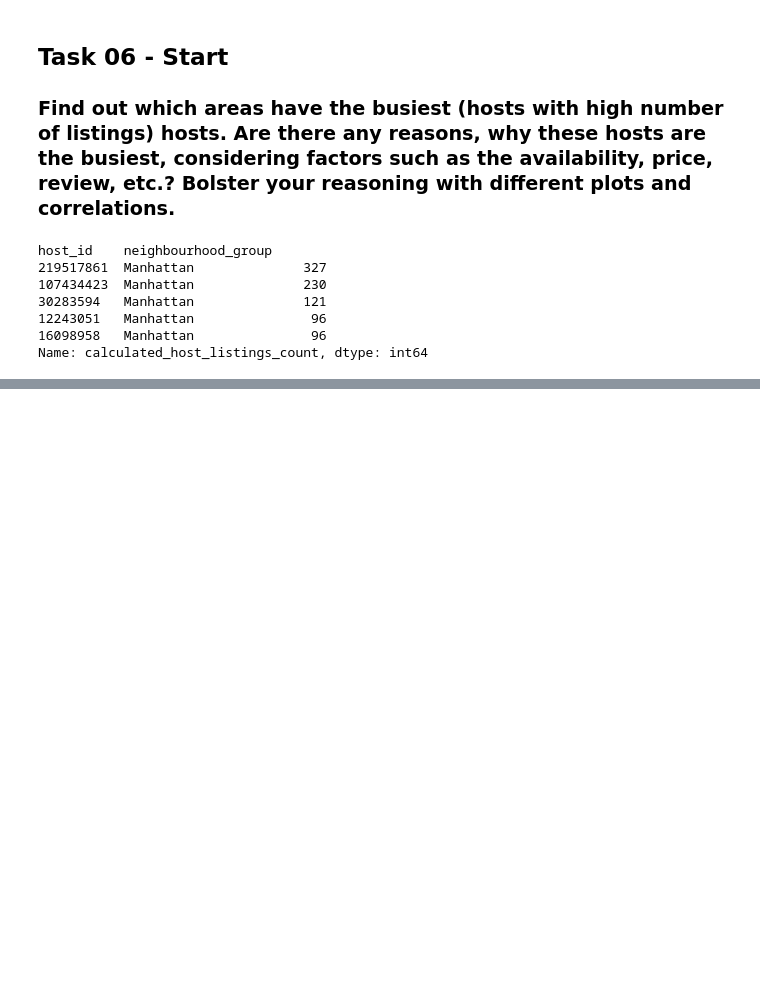
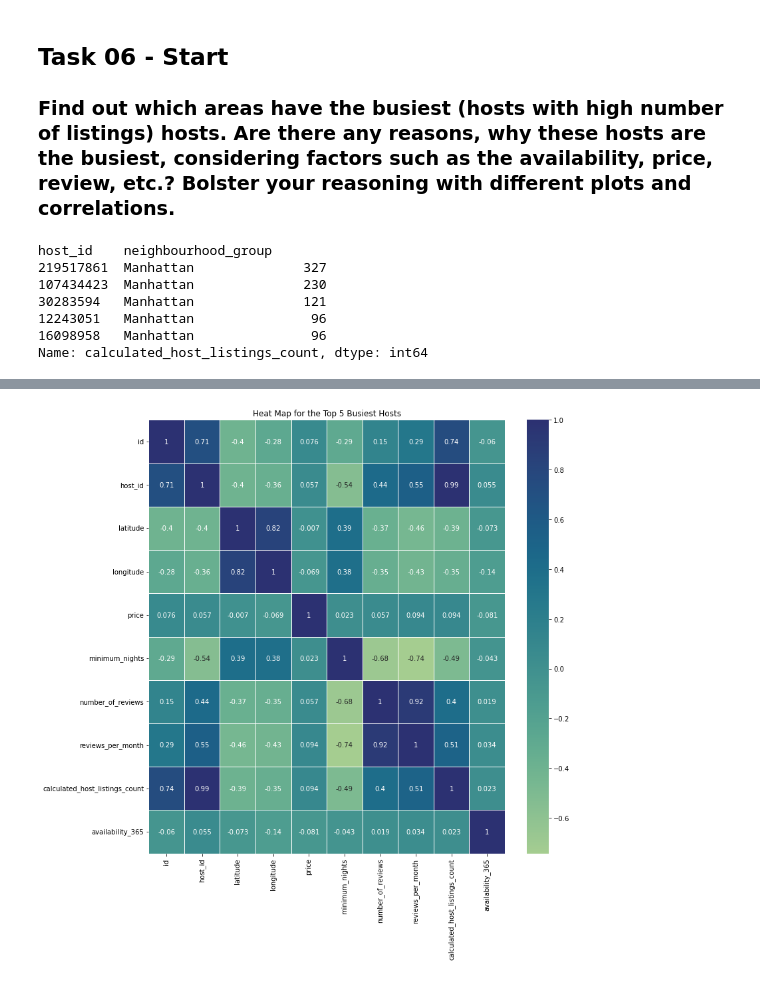
Before and after one commit to chen146-2/Data-Science-NYC-Airbnb-Analyzer, a Jupyter notebook: Data Science - NYC Airbnb Analysis.ipynb, the cells around one changed output, grey strips where cells are left out. Cells and saved outputs as stored; diff of their text form; code cells hidden in the pictures; blank space fills up the shorter version.

```diff
--- a/Data Science - NYC Airbnb Analysis.ipynb
+++ b/Data Science - NYC Airbnb Analysis.ipynb
@@ -650,0 +720,9 @@ busy05.head()
+# %%
+# Attempting to find correlations between the different features of the dataset by
+# using the Pearson correlation.
+
+busy_corr = top_05.corr(method='pearson')
+
+# Displaying the Pearson correlation chart to the user.
+
+busy_corr
@@ -650,0 +741,32 @@ busy05.head()
+# %%
+# Displaying the heat map of the Pearson correlation
+
+fig, ax = plt.subplots(figsize=(12,12))
+sb.heatmap(busy_corr, cmap='crest', annot=True, linewidths=0.5)
+ax.set_title('Heat Map for the Top 5 Busiest Hosts')
+plt.show()
+
+# With this heat map, a darker or more dark blue color indicates a more positive correlation, while
+# a lighter color towards light green indicates a more negative correlation.
+# Correlations like number of reviews + reviews per month don't provide much to us since it is only
+# natural for more reviews correlating to more reviews per month. The longitude + latitude correlation
+# also doesn't provide much since they're naturally correlated. The correlations between id + host id
+# doesn't tell us much so we ignore. Also, we will ignore the host id + calculated host listings count
+# because each host id would certainly have a positively correlated list of reviews tied to their host id.
+
+# On to the main analysis of this heat map of the top 5 busiest hosts:
+# (1) The first observation, when looking to the darker colors of the heat map that would correlate
+# to a positive correlation coefficient between two features, that I noticed would have to be the
+# relationship between host id and number of reviews / reviews per month.
+# I found this to be very notable since this shows a moderately positive correlation / relationship
+# between the features of host id + reviews per month (0.55) and host id + number of reviews (0.44).
+# This indicates a close linear relationship, which can also be explained by the fact that these busy
+# hosts have more reviews coming in being associated with their listings.
+# (2) Another observation would have to be the correlation between the host id + minimum nights required
+# for the listings. The correlation coefficient is -0.54, which is closer to -1 than 0, and indicates
+# a moderately negative relationship between the two features. This comes to show that these busy hosts may
+# have their success due to the fact that their listings have a generally low number of minimum nights
+# required per listing. This could possibly explain a greater desire to rent out their listings as compared
+# to another host or listing.
+# %% [output]
+[figure, added]
```
Also changed, not shown: parts of 34 cells of this notebook.
